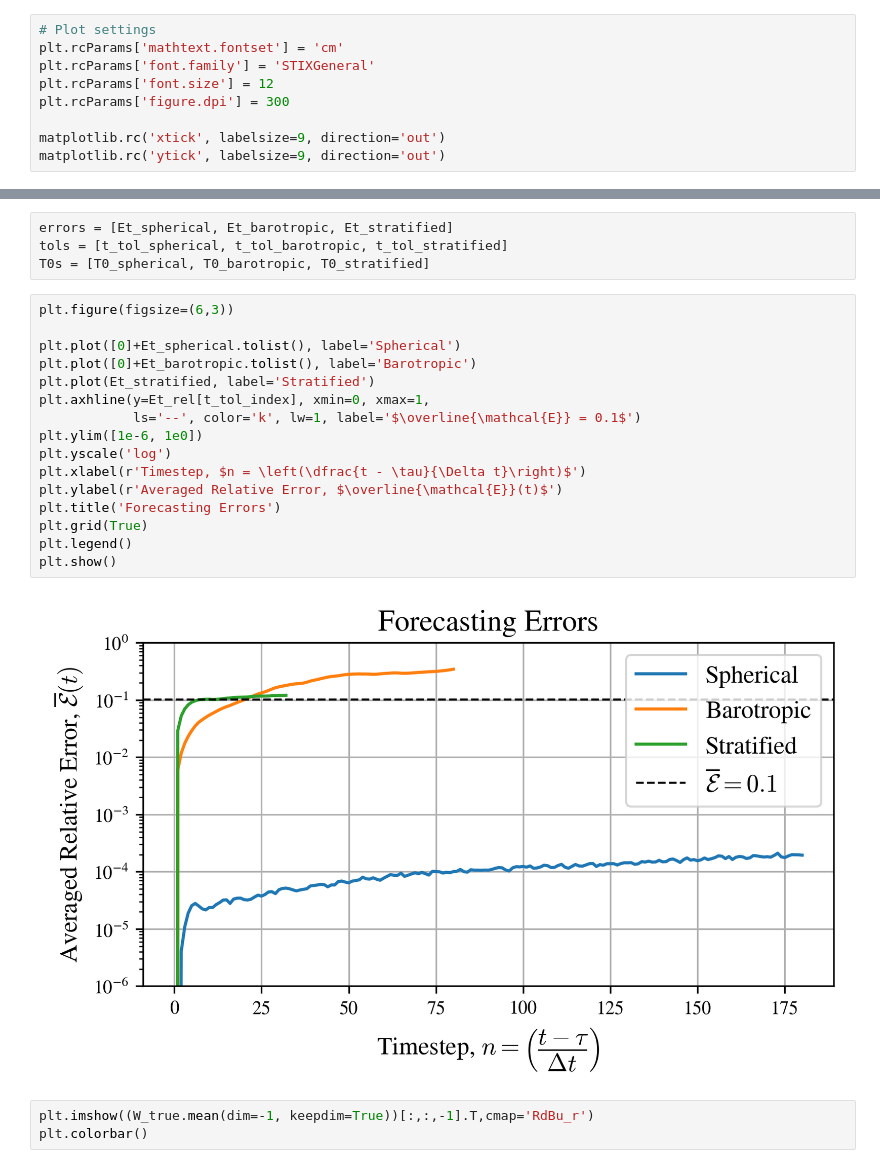
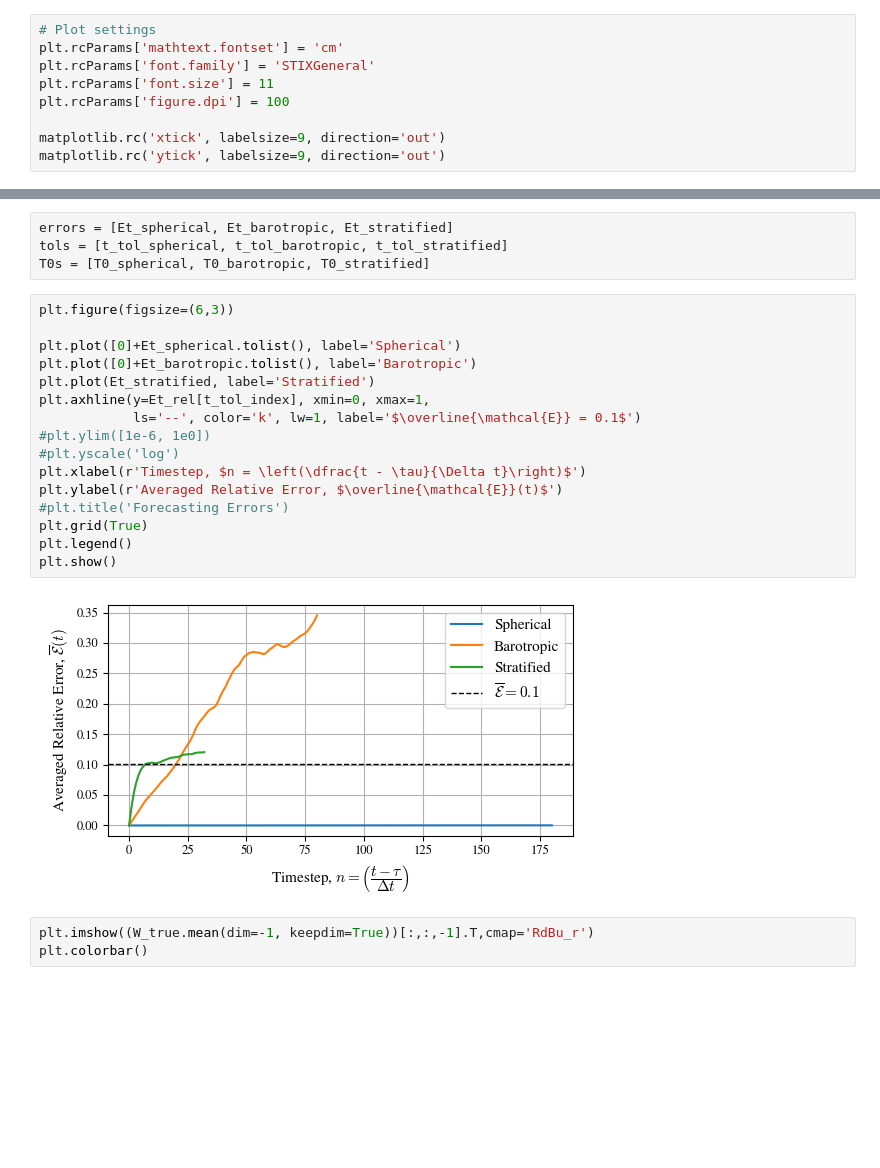
Before and after one commit to MathBioCU/WSINDy4Weather, a Jupyter notebook: combined_forecast_plots.ipynb, the cells around one changed output, grey strips where cells are left out. Drawn from its saved outputs; the diff is of its cells as text; blank space fills up the shorter version.

```diff
--- a/combined_forecast_plots.ipynb
+++ b/combined_forecast_plots.ipynb
@@ -23,8 +23,8 @@ Drive already mounted at /content/drive; to attempt to forcibly remount, call dr
 # Plot settings
 plt.rcParams['mathtext.fontset'] = 'cm'
 plt.rcParams['font.family'] = 'STIXGeneral'
-plt.rcParams['font.size'] = 12
-plt.rcParams['figure.dpi'] = 300
+plt.rcParams['font.size'] = 11
+plt.rcParams['figure.dpi'] = 100
 
 matplotlib.rc('xtick', labelsize=9, direction='out')
 matplotlib.rc('ytick', labelsize=9, direction='out')
@@ -576,21 +583,21 @@ T0s = [T0_spherical, T0_barotropic, T0_stratified]
 # %%
 plt.figure(figsize=(6,3))
 
 plt.plot([0]+Et_spherical.tolist(), label='Spherical')
 plt.plot([0]+Et_barotropic.tolist(), label='Barotropic')
 plt.plot(Et_stratified, label='Stratified')
 plt.axhline(y=Et_rel[t_tol_index], xmin=0, xmax=1,
             ls='--', color='k', lw=1, label='$\overline{\mathcal{E}} = 0.1$')
-plt.ylim([1e-6, 1e0])
-plt.yscale('log')
+#plt.ylim([1e-6, 1e0])
+#plt.yscale('log')
 plt.xlabel(r'Timestep, $n = \left(\dfrac{t - \tau}{\Delta t}\right)$')
 plt.ylabel(r'Averaged Relative Error, $\overline{\mathcal{E}}(t)$')
-plt.title('Forecasting Errors')
+#plt.title('Forecasting Errors')
 plt.grid(True)
 plt.legend()
 plt.show()
 # %% [output]
-[figure, old version]
+[figure, new version]
 # %%
 plt.imshow((W_true.mean(dim=-1, keepdim=True))[:,:,-1].T,cmap='RdBu_r')
 plt.colorbar()
```
Also changed, not shown: parts of 17 cells of this notebook.
